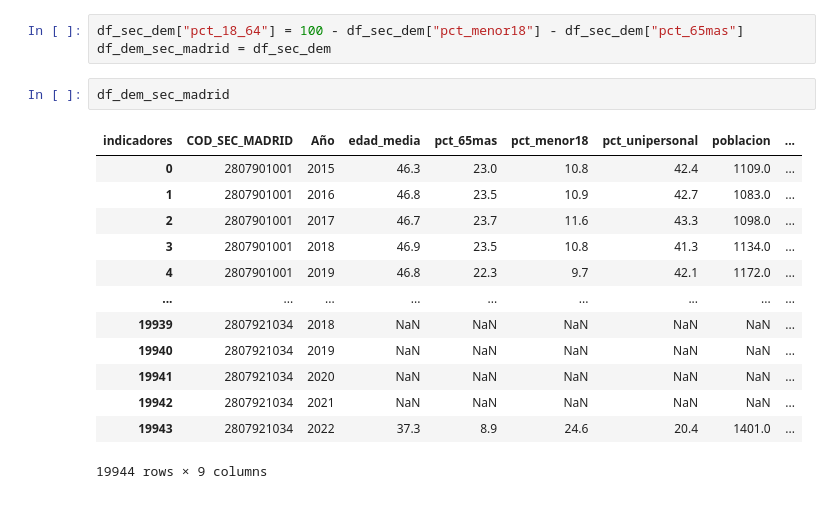
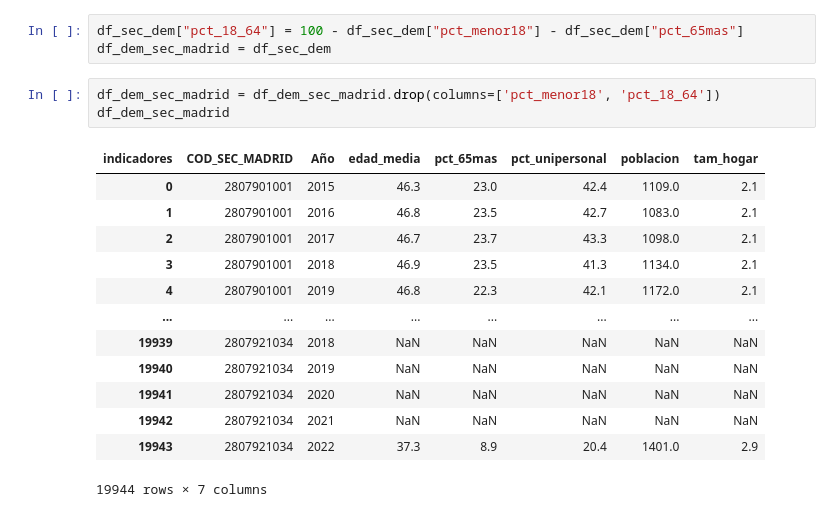
Before and after one commit to Juancarlosdelmarlostanau/proyecto-radar-de-inversion, a Jupyter notebook: indice_demografico.ipynb, the cells around one changed output. Saved outputs shown, nothing was run; the diff lists cells and outputs as text.

```diff
--- a/indice_demografico.ipynb
+++ b/indice_demografico.ipynb
@@ -188,18 +188,19 @@ print(df_sec_dem.shape)
 df_sec_dem["pct_18_64"] = 100 - df_sec_dem["pct_menor18"] - df_sec_dem["pct_65mas"]
 df_dem_sec_madrid = df_sec_dem
 # %%
+df_dem_sec_madrid = df_dem_sec_madrid.drop(columns=['pct_menor18', 'pct_18_64'])
 df_dem_sec_madrid
 # %% [output]
-| indicadores | COD_SEC_MADRID | Año | edad_media | pct_65mas | pct_menor18 | pct_unipersonal | poblacion | ... |
-| 0 | 2807901001 | 2015 | 46.3 | 23.0 | 10.8 | 42.4 | 1109.0 | ... |
-| 1 | 2807901001 | 2016 | 46.8 | 23.5 | 10.9 | 42.7 | 1083.0 | ... |
-| 2 | 2807901001 | 2017 | 46.7 | 23.7 | 11.6 | 43.3 | 1098.0 | ... |
-| 3 | 2807901001 | 2018 | 46.9 | 23.5 | 10.8 | 41.3 | 1134.0 | ... |
-| 4 | 2807901001 | 2019 | 46.8 | 22.3 | 9.7 | 42.1 | 1172.0 | ... |
-| ... | ... | ... | ... | ... | ... | ... | ... | ... |
-| 19939 | 2807921034 | 2018 | NaN | NaN | NaN | NaN | NaN | ... |
-| 19940 | 2807921034 | 2019 | NaN | NaN | NaN | NaN | NaN | ... |
-| 19941 | 2807921034 | 2020 | NaN | NaN | NaN | NaN | NaN | ... |
-| 19942 | 2807921034 | 2021 | NaN | NaN | NaN | NaN | NaN | ... |
-| 19943 | 2807921034 | 2022 | 37.3 | 8.9 | 24.6 | 20.4 | 1401.0 | ... |
+| indicadores | COD_SEC_MADRID | Año | edad_media | pct_65mas | pct_unipersonal | poblacion | tam_hogar |
+| 0 | 2807901001 | 2015 | 46.3 | 23.0 | 42.4 | 1109.0 | 2.1 |
+| 1 | 2807901001 | 2016 | 46.8 | 23.5 | 42.7 | 1083.0 | 2.1 |
+| 2 | 2807901001 | 2017 | 46.7 | 23.7 | 43.3 | 1098.0 | 2.1 |
+| 3 | 2807901001 | 2018 | 46.9 | 23.5 | 41.3 | 1134.0 | 2.1 |
+| 4 | 2807901001 | 2019 | 46.8 | 22.3 | 42.1 | 1172.0 | 2.1 |
+| ... | ... | ... | ... | ... | ... | ... | ... |
+| 19939 | 2807921034 | 2018 | NaN | NaN | NaN | NaN | NaN |
+| 19940 | 2807921034 | 2019 | NaN | NaN | NaN | NaN | NaN |
+| 19941 | 2807921034 | 2020 | NaN | NaN | NaN | NaN | NaN |
+| 19942 | 2807921034 | 2021 | NaN | NaN | NaN | NaN | NaN |
+| 19943 | 2807921034 | 2022 | 37.3 | 8.9 | 20.4 | 1401.0 | 2.9 |
-19944 rows × 9 columns
+19944 rows × 7 columns
```
Also changed, not shown: 2 other files.
